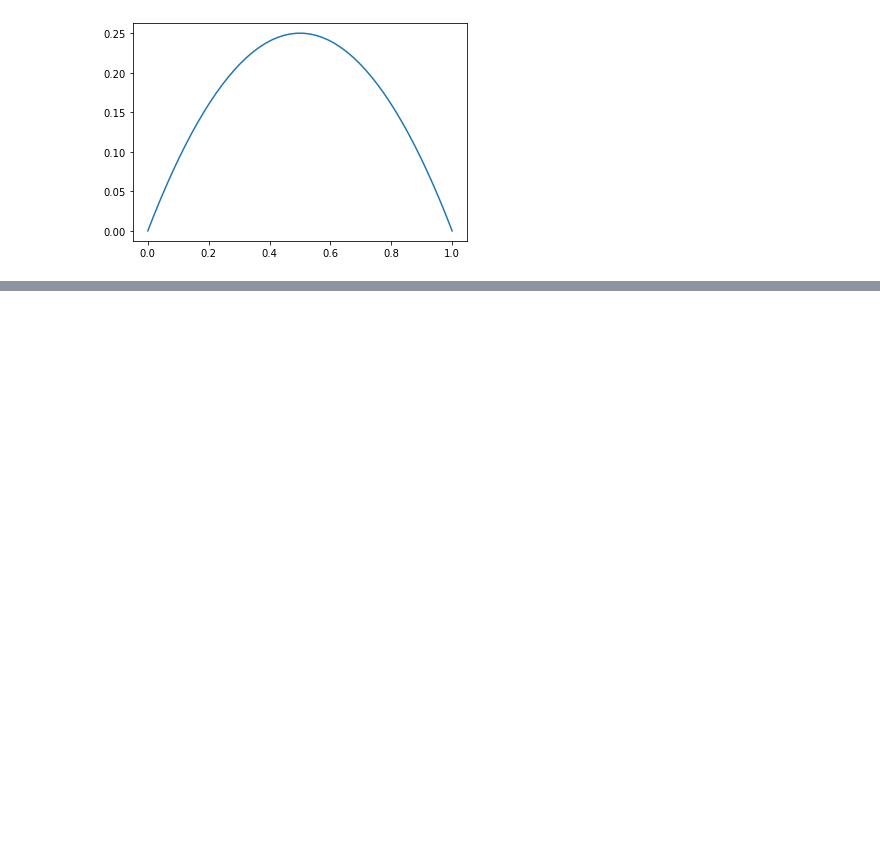
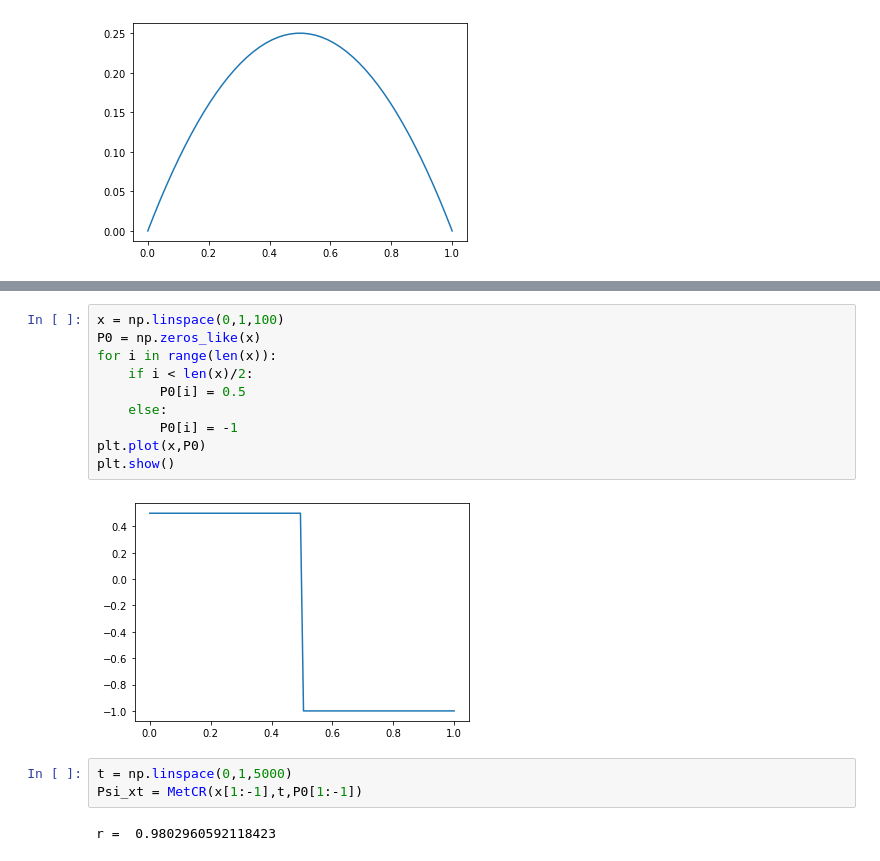
Before and after one commit to richmf/NotitasFisComp25-2, a Jupyter notebook: Untitled.ipynb, the cells around one changed output, grey strips where cells are left out. Cells and saved outputs as stored; diff of their text form; blank space fills up the shorter version.

```diff
--- a/Untitled.ipynb
+++ b/Untitled.ipynb
@@ -65,0 +67,17 @@ plt.show()
+# %%
+x = np.linspace(0,1,100)
+P0 = np.zeros_like(x)
+for i in range(len(x)):
+    if i < len(x)/2:
+        P0[i] = 0.5
+    else:
+        P0[i] = -1
+plt.plot(x,P0)
+plt.show()
+# %% [output]
+[figure, added]
+# %%
+t = np.linspace(0,1,5000)
+Psi_xt = MetCR(x[1:-1],t,P0[1:-1])
+# %% [output]
+r =  0.9802960592118423
```
Also changed, not shown: parts of 4 cells of this notebook.
